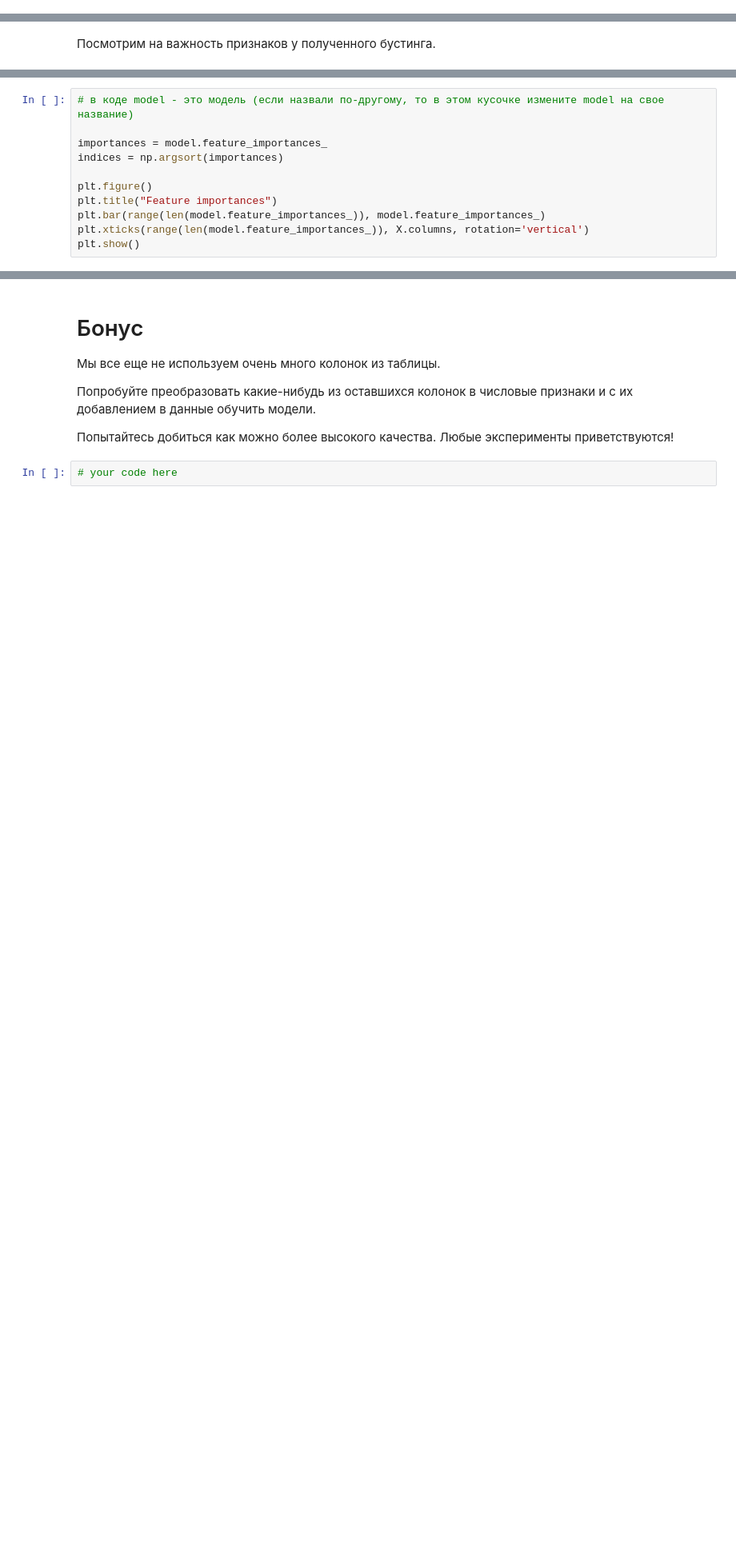
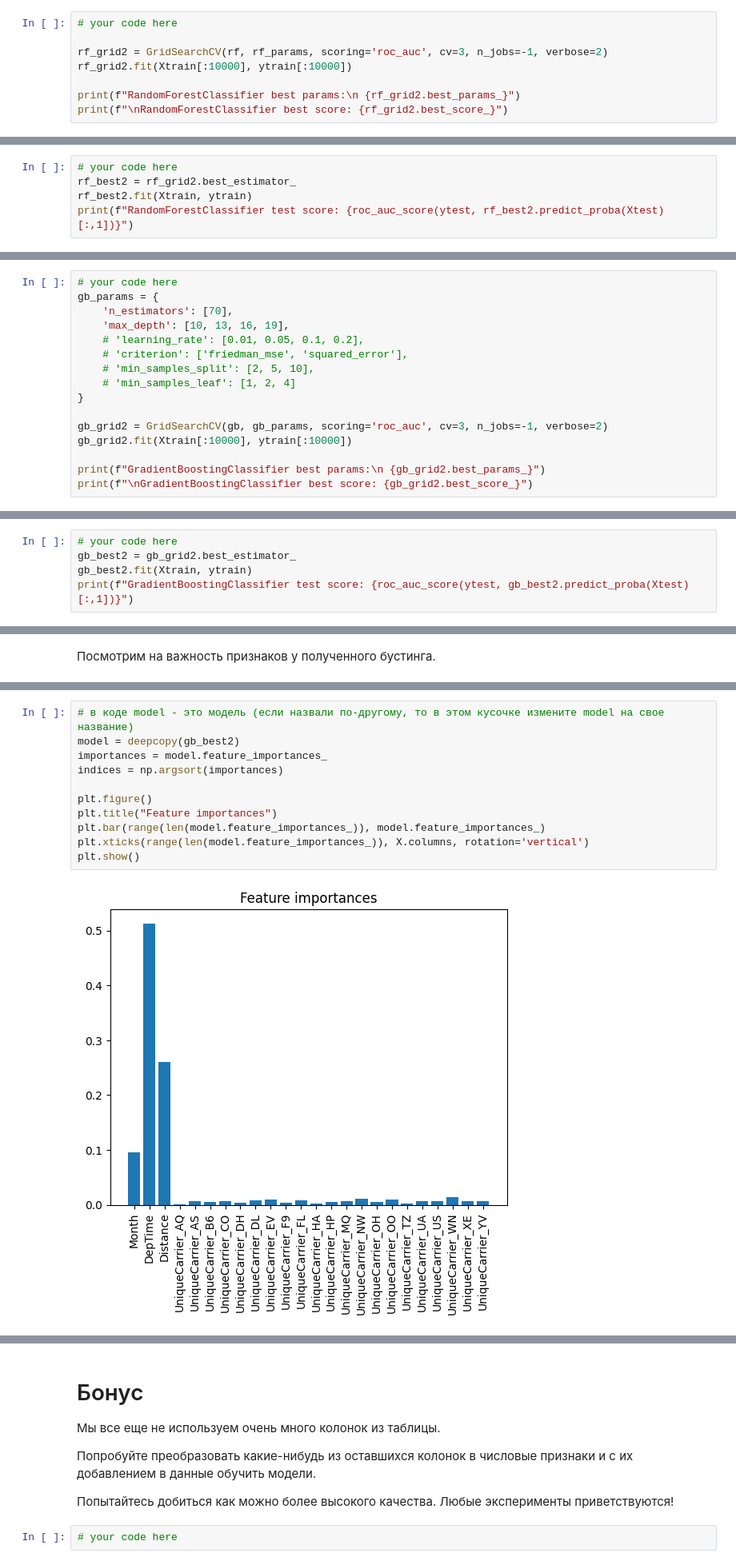
Before and after one commit to psaw/hse-ai24-ml, a Jupyter notebook: Ensembles_task.ipynb, the cells around one changed output, grey strips where cells are left out. Shown at 80% size. Drawn from its saved outputs; the diff is of its cells as text; blank space fills up the shorter version.

```diff
--- a/Ensembles_task.ipynb
+++ b/Ensembles_task.ipynb
@@ -229,0 +510,8 @@ Xtrain, Xtest, ytrain, ytest = train_test_split(X, y, test_size=0.25, random_sta
+# %%
+# your code here
+
+rf_grid2 = GridSearchCV(rf, rf_params, scoring='roc_auc', cv=3, n_jobs=-1, verbose=2)
+rf_grid2.fit(Xtrain[:10000], ytrain[:10000])
+
+print(f"RandomForestClassifier best params:\n {rf_grid2.best_params_}")
+print(f"\nRandomForestClassifier best score: {rf_grid2.best_score_}")
@@ -234,0 +543,5 @@ Xtrain, Xtest, ytrain, ytest = train_test_split(X, y, test_size=0.25, random_sta
+# %%
+# your code here
+rf_best2 = rf_grid2.best_estimator_
+rf_best2.fit(Xtrain, ytrain)
+print(f"RandomForestClassifier test score: {roc_auc_score(ytest, rf_best2.predict_proba(Xtest)[:,1])}")
@@ -251,0 +556,16 @@ Xtrain, Xtest, ytrain, ytest = train_test_split(X, y, test_size=0.25, random_sta
+# %%
+# your code here
+gb_params = {
+    'n_estimators': [70],
+    'max_depth': [10, 13, 16, 19],
+    # 'learning_rate': [0.01, 0.05, 0.1, 0.2],
+    # 'criterion': ['friedman_mse', 'squared_error'],
+    # 'min_samples_split': [2, 5, 10],
+    # 'min_samples_leaf': [1, 2, 4]
+}
+
+gb_grid2 = GridSearchCV(gb, gb_params, scoring='roc_auc', cv=3, n_jobs=-1, verbose=2)
+gb_grid2.fit(Xtrain[:10000], ytrain[:10000])
+
+print(f"GradientBoostingClassifier best params:\n {gb_grid2.best_params_}")
+print(f"\nGradientBoostingClassifier best score: {gb_grid2.best_score_}")
@@ -256,0 +593,5 @@ Xtrain, Xtest, ytrain, ytest = train_test_split(X, y, test_size=0.25, random_sta
+# %%
+# your code here
+gb_best2 = gb_grid2.best_estimator_
+gb_best2.fit(Xtrain, ytrain)
+print(f"GradientBoostingClassifier test score: {roc_auc_score(ytest, gb_best2.predict_proba(Xtest)[:,1])}")
@@ -265,14 +613,16 @@ Xtrain, Xtest, ytrain, ytest = train_test_split(X, y, test_size=0.25, random_sta
 # %%
 # в коде model - это модель (если назвали по-другому, то в этом кусочке измените model на свое название)
-
+model = deepcopy(gb_best2)
 importances = model.feature_importances_
 indices = np.argsort(importances)
 
 plt.figure()
 plt.title("Feature importances")
 plt.bar(range(len(model.feature_importances_)), model.feature_importances_)
 plt.xticks(range(len(model.feature_importances_)), X.columns, rotation='vertical')
 plt.show()
+# %% [output]
+[figure, added]
 # %% [markdown]
 ## Вопрос для Quiz
 
```
Also changed, not shown: parts of 53 cells of this notebook.
